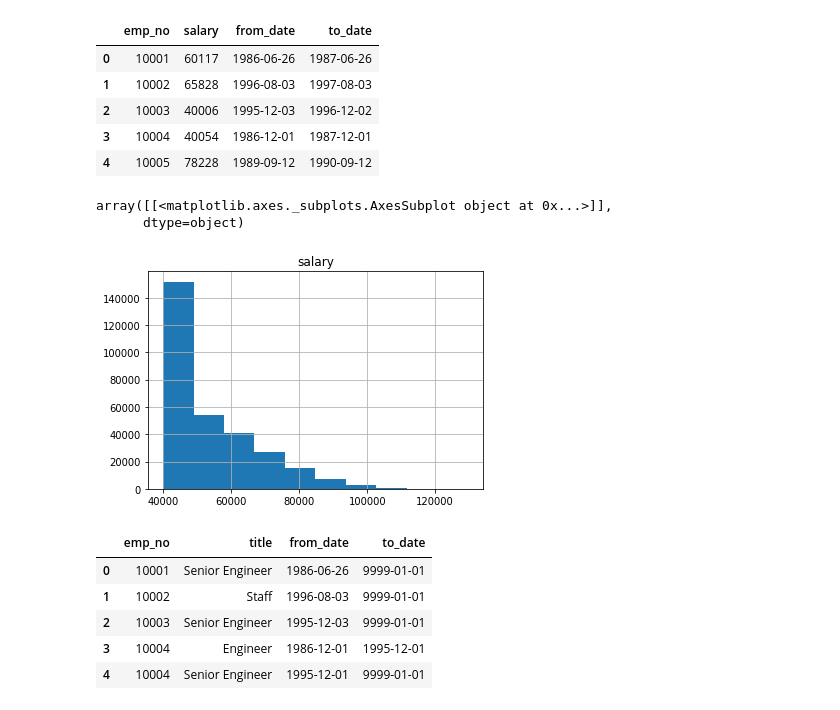
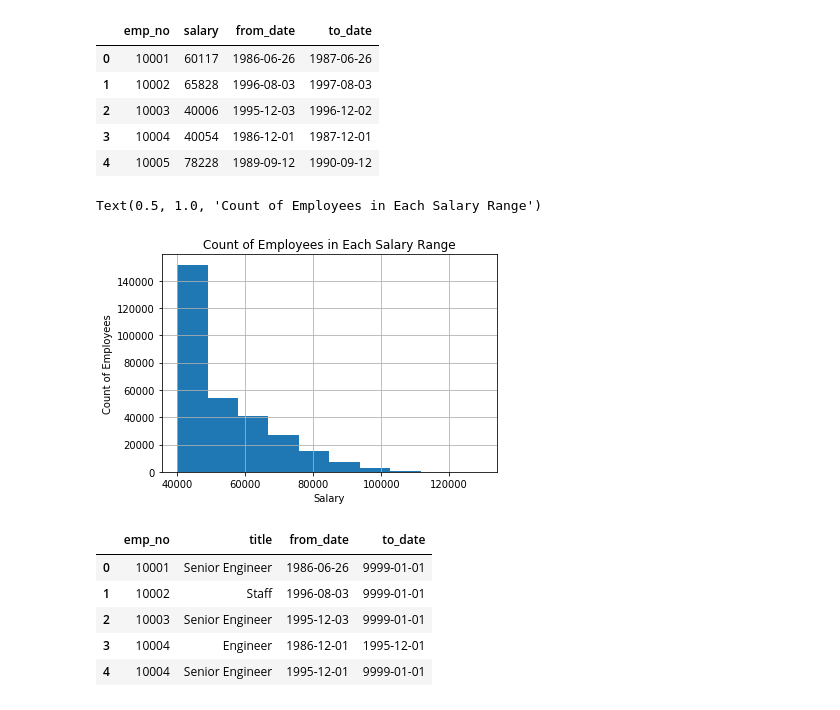
Before and after one commit to jnugent13/sql-challenge, a Jupyter notebook: Bonus.ipynb, the cells around one changed output. Drawn from its saved outputs; the diff is of its cells as text; code cells hidden in the pictures.

```diff
--- a/Bonus.ipynb
+++ b/Bonus.ipynb
@@ -17,13 +17,14 @@ salary_data.head()
 | 2 | 10003 | 40006 | 1995-12-03 | 1996-12-02 |
 | 3 | 10004 | 40054 | 1986-12-01 | 1987-12-01 |
 | 4 | 10005 | 78228 | 1989-09-12 | 1990-09-12 |
-# %%
-salary_data.hist(column='salary')
-plt.xlabel('')
-# %% [output]
-array([[<matplotlib.axes._subplots.AxesSubplot object at 0x...>]],
-      dtype=object)
-[figure, removed]
+# %%
+salary_data.hist(column='salary')
+plt.xlabel('Salary')
+plt.ylabel('Count of Employees')
+plt.title('Count of Employees in Each Salary Range')
+# %% [output]
+Text(0.5, 1.0, 'Count of Employees in Each Salary Range')
+[figure, added]
 # %%
 title_data = pd.read_sql("SELECT * FROM titles", connection)
 # %%
```
Also changed, not shown: parts of 4 cells of this notebook.
